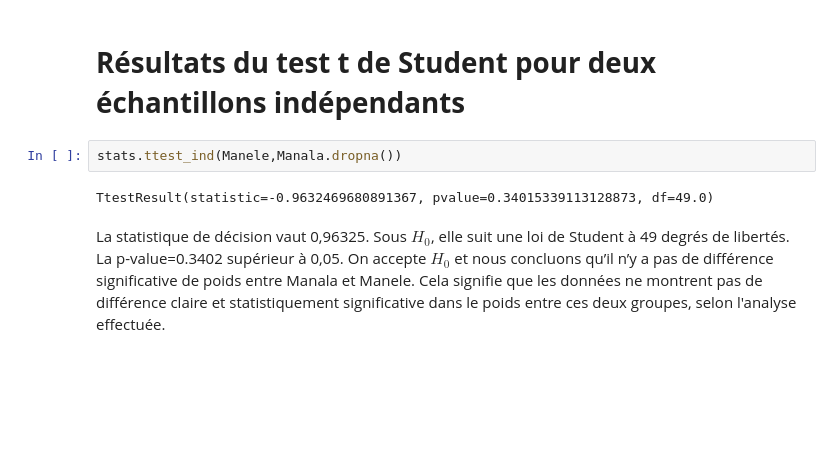
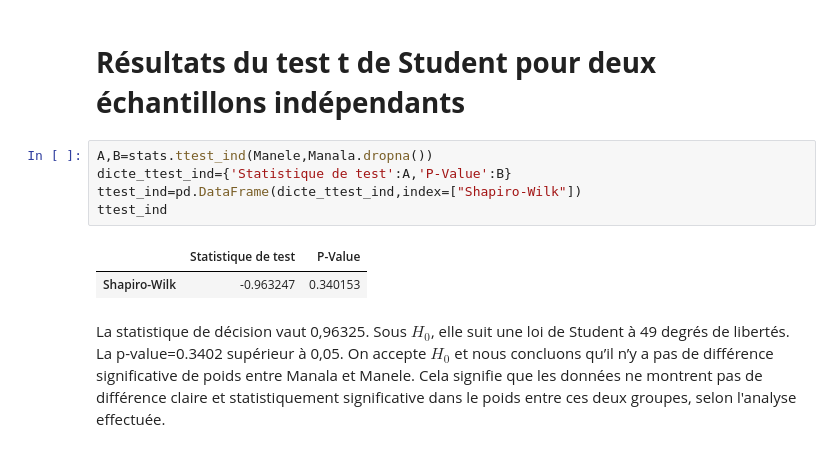
Before and after one commit to bigirimanainnocent12/Test-T-de-student-pour-deux-chantillons-ind-pendants, a Jupyter notebook: Test_T_de_Student_Pour_Deux_échantillons_Indépendants.ipynb, the cells around one changed output. Saved outputs shown, nothing was run; the diff lists cells and outputs as text; blank space fills up the shorter version.

```diff
--- a/Test_T_de_Student_Pour_Deux_échantillons_Indépendants.ipynb
+++ b/Test_T_de_Student_Pour_Deux_échantillons_Indépendants.ipynb
@@ -175,10 +372,14 @@ La valeur de la statistique du test de Fisher-Snedecor=1,47. Sous $H_0$, elle su
 Toutes les conditions d’application du test t de Student pour deux échantillons indépendants sont vérifiées. Donc nous pouvons maintenant effectuer le test pour répondre à la question d’Alice.
 # %% [markdown]
 # **Résultats du test t de Student pour deux échantillons indépendants**
-# %%
-stats.ttest_ind(Manele,Manala.dropna())
-# %% [output]
-TtestResult(statistic=-0.9632469680891367, pvalue=0.34015339113128873, df=49.0)
+# %%
+A,B=stats.ttest_ind(Manele,Manala.dropna())
+dicte_ttest_ind={'Statistique de test':A,'P-Value':B}
+ttest_ind=pd.DataFrame(dicte_ttest_ind,index=["Shapiro-Wilk"])
+ttest_ind
+# %% [output]
+|  | Statistique de test | P-Value |
+| Shapiro-Wilk | -0.963247 | 0.340153 |
 # %% [markdown]
 La statistique de décision vaut 0,96325. Sous $H_0$, elle suit une loi de Student à 49 degrés de libertés. La p-value=0.3402 supérieur à 0,05. On accepte $H_0$ et nous concluons qu’il n’y a pas de différence significative de poids entre Manala et Manele. Cela signifie que les données ne montrent pas de différence claire et statistiquement significative dans le poids entre ces deux groupes, selon l'analyse effectuée.
 # %% [markdown]
```
Also changed, not shown: parts of 20 cells of this notebook.
